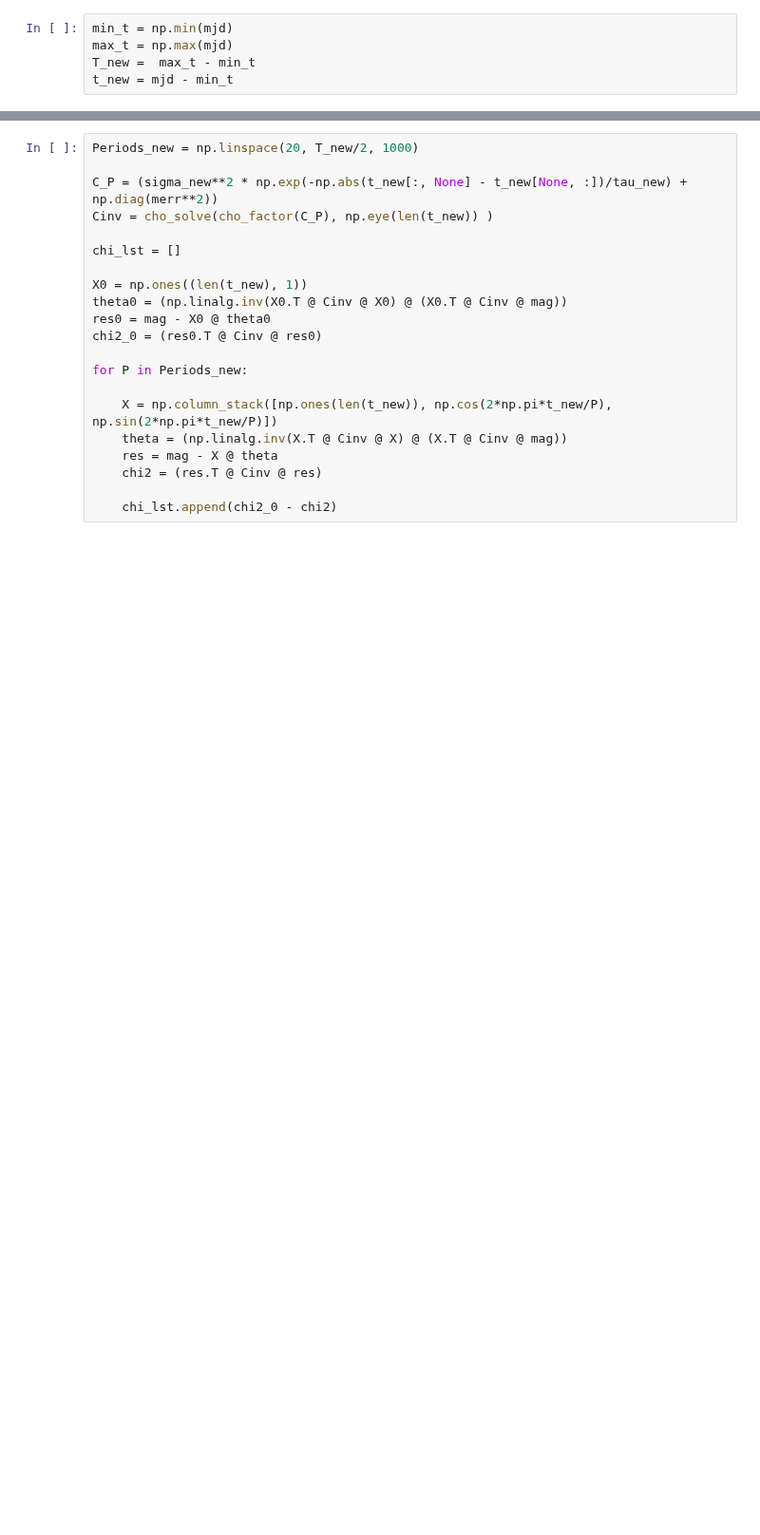
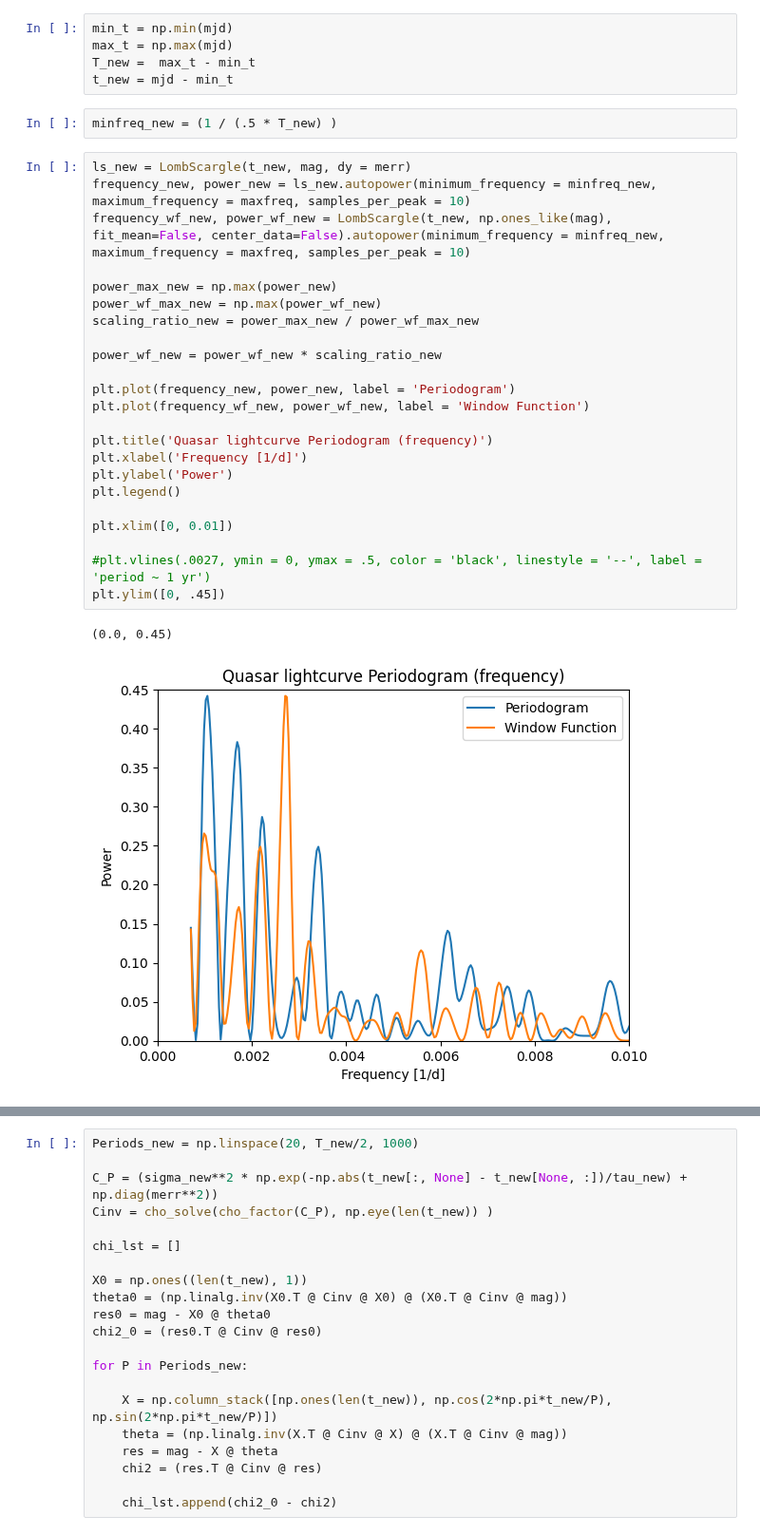
Before and after one commit to benh7-max/ast457_2026_Fall, a Jupyter notebook: submissions/benh7/lab07.ipynb, the cells around one changed output, grey strips where cells are left out. Shown at 95% size. Cells and saved outputs as stored; diff of their text form; blank space fills up the shorter version.

```diff
--- a/submissions/benh7/lab07.ipynb
+++ b/submissions/benh7/lab07.ipynb
@@ -1105,6 +1107,34 @@ min_t = np.min(mjd)
 max_t = np.max(mjd)
 T_new =  max_t - min_t
 t_new = mjd - min_t
+# %%
+minfreq_new = (1 / (.5 * T_new) )
+# %%
+ls_new = LombScargle(t_new, mag, dy = merr)
+frequency_new, power_new = ls_new.autopower(minimum_frequency = minfreq_new, maximum_frequency = maxfreq, samples_per_peak = 10)
+frequency_wf_new, power_wf_new = LombScargle(t_new, np.ones_like(mag), fit_mean=False, center_data=False).autopower(minimum_frequency = minfreq_new, maximum_frequency = maxfreq, samples_per_peak = 10)
+
+power_max_new = np.max(power_new)
+power_wf_max_new = np.max(power_wf_new)
+scaling_ratio_new = power_max_new / power_wf_max_new
+
+power_wf_new = power_wf_new * scaling_ratio_new
+
+plt.plot(frequency_new, power_new, label = 'Periodogram')
+plt.plot(frequency_wf_new, power_wf_new, label = 'Window Function')
+
+plt.title('Quasar lightcurve Periodogram (frequency)')
+plt.xlabel('Frequency [1/d]')
+plt.ylabel('Power')
+plt.legend()
+
+plt.xlim([0, 0.01])
+
+#plt.vlines(.0027, ymin = 0, ymax = .5, color = 'black', linestyle = '--', label = 'period ~ 1 yr')
+plt.ylim([0, .45])
+# %% [output]
+(0.0, 0.45)
+[figure, added]
 # %%
 start_new = []
 
```
Also changed, not shown: parts of 41 cells of this notebook.
